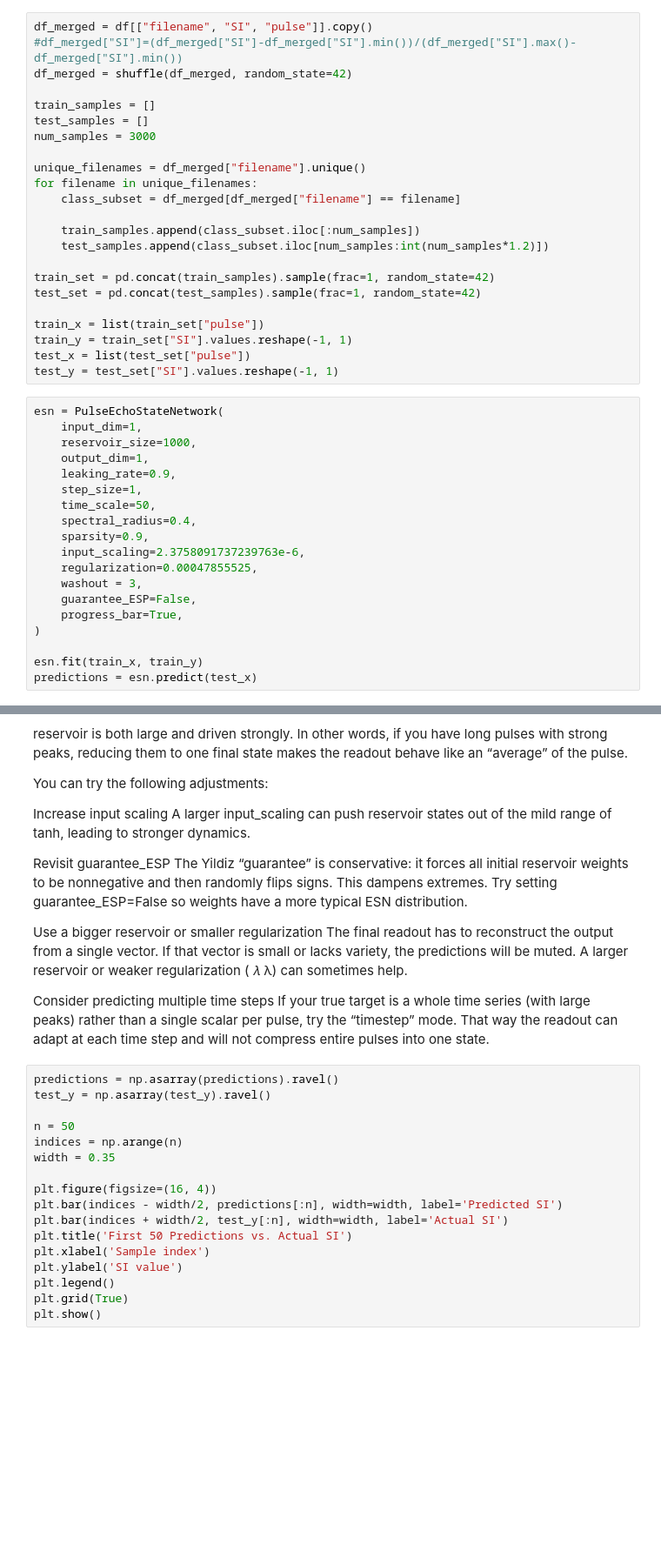
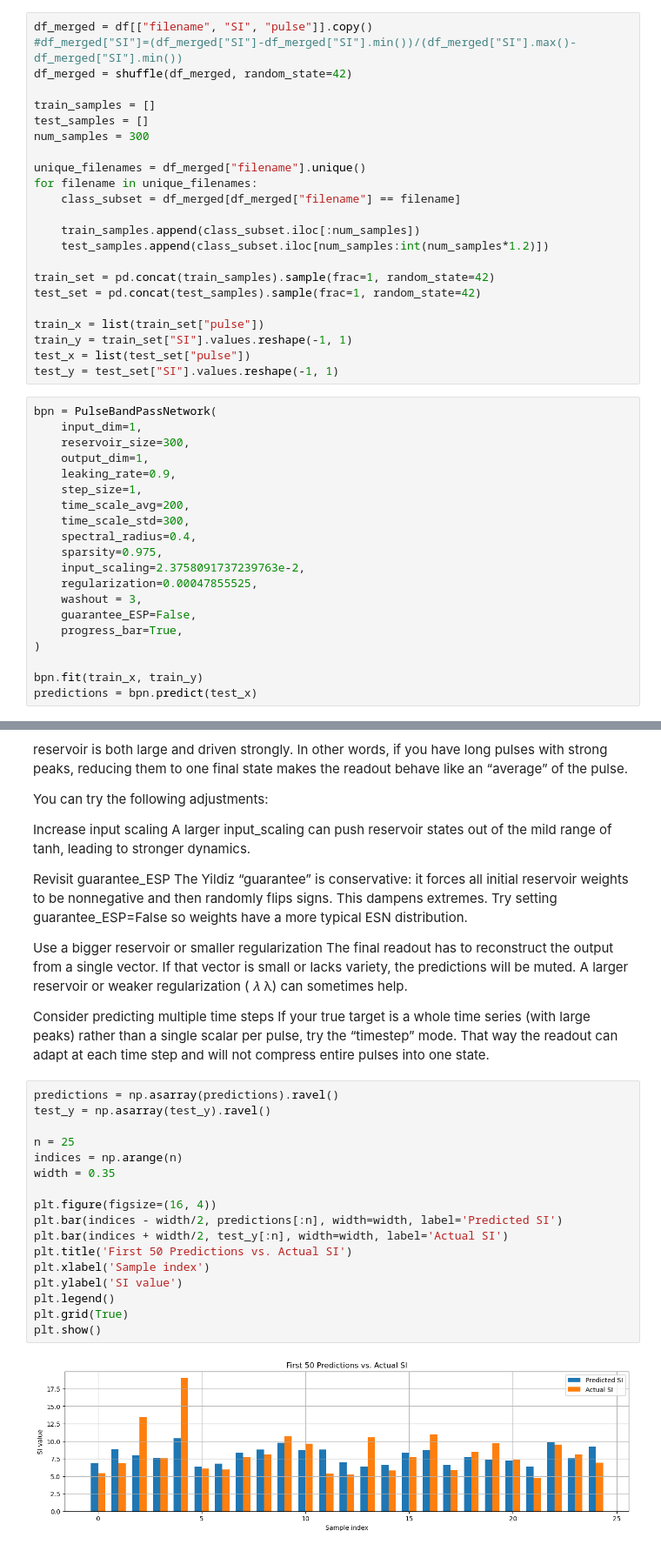
Before and after one commit to TMKamsma/Pyontronics, a Jupyter notebook: demo.ipynb, the cells around one changed output, grey strips where cells are left out. Shown at 87% size. Saved outputs shown, nothing was run; the diff lists cells and outputs as text; blank space fills up the shorter version.

```diff
--- a/demo.ipynb
+++ b/demo.ipynb
@@ -377,7 +443,7 @@ df_merged = shuffle(df_merged, random_state=42)
 
 train_samples = []
 test_samples = []
-num_samples = 3000
+num_samples = 300
 
 unique_filenames = df_merged["filename"].unique()
 for filename in unique_filenames:
@@ -394,21 +460,22 @@ train_y = train_set["SI"].values.reshape(-1, 1)
 test_x = list(test_set["pulse"])
 test_y = test_set["SI"].values.reshape(-1, 1)
 # %%
-esn = PulseEchoStateNetwork(
+bpn = PulseBandPassNetwork(
     input_dim=1,
-    reservoir_size=1000,
+    reservoir_size=300,
     output_dim=1,
     leaking_rate=0.9,
     step_size=1,
-    time_scale=50,
+    time_scale_avg=200,
+    time_scale_std=300,
     spectral_radius=0.4,
-    sparsity=0.9,
-    input_scaling=2.3758091737239763e-6,
+    sparsity=0.975,
+    input_scaling=2.3758091737239763e-2,
     regularization=0.00047855525,
     washout = 3,
     guarantee_ESP=False,
     progress_bar=True,
 )
 
-esn.fit(train_x, train_y)
-predictions = esn.predict(test_x)
+bpn.fit(train_x, train_y)
+predictions = bpn.predict(test_x)
@@ -435,20 +506,22 @@ If your true target is a whole time series (with large peaks) rather than a sing
 # %%
 predictions = np.asarray(predictions).ravel()
 test_y = np.asarray(test_y).ravel()
 
-n = 50
+n = 25
 indices = np.arange(n)
 width = 0.35
 
 plt.figure(figsize=(16, 4))
 plt.bar(indices - width/2, predictions[:n], width=width, label='Predicted SI')
 plt.bar(indices + width/2, test_y[:n], width=width, label='Actual SI')
 plt.title('First 50 Predictions vs. Actual SI')
 plt.xlabel('Sample index')
 plt.ylabel('SI value')
 plt.legend()
 plt.grid(True)
 plt.show()
+# %% [output]
+[figure, added]
 # %%
 df_merged = df[["filename", "SI", "pulse"]].copy()
 #df_merged["SI"]=(df_merged["SI"]-df_merged["SI"].min())/(df_merged["SI"].max()-df_merged["SI"].min())
```
Also changed, not shown: parts of 19 cells of this notebook, 11 other files.
